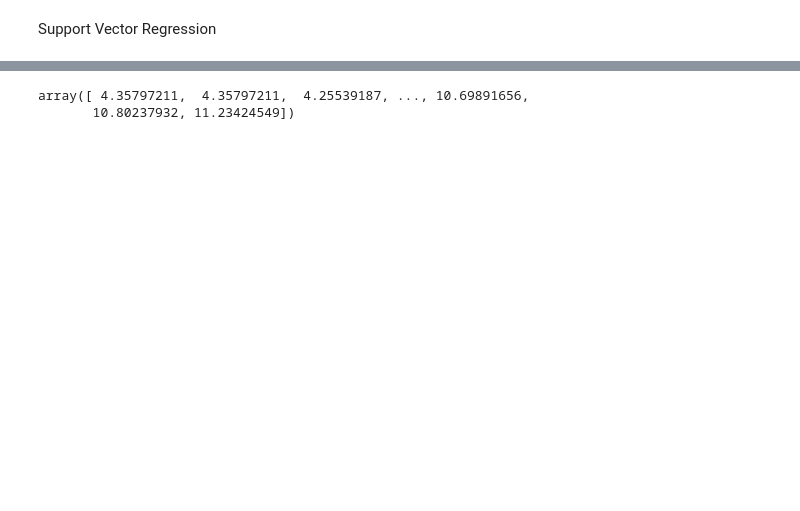
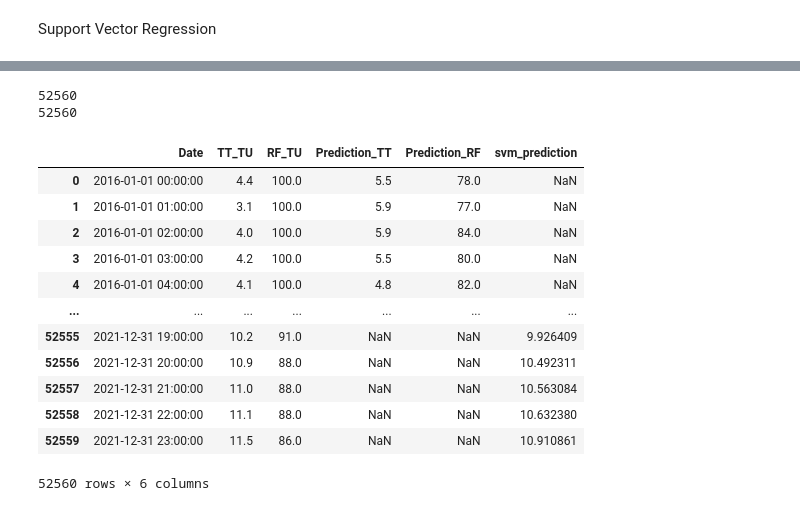
Before and after one commit to sxmxvz/DataExploration_NoData_Wettervorhersage, a Jupyter notebook: main.ipynb, the cells around one changed output, grey strips where cells are left out. Cells and saved outputs as stored; diff of their text form; code cells hidden in the pictures; blank space fills up the shorter version.

```diff
--- a/main.ipynb
+++ b/main.ipynb
@@ -182,5 +205,0 @@ Name: TT_TU, Length: 8760, dtype: float64
-# %%
-svm_prediction
-# %% [output]
-array([ 4.35797211,  4.35797211,  4.25539187, ..., 10.69891656,
-       10.80237932, 11.23424549])
@@ -188,0 +206,40 @@ array([ 4.35797211,  4.35797211,  4.25539187, ..., 10.69891656,
+# %%
+#add svm_prediction to dataframe 2 for plot
+
+#create a copy of df to df2
+df2 = pd.DataFrame(columns= ["Date"])
+df2['Date'] = df['Date']
+df2['TT_TU'] = df['TT_TU']
+df2['RF_TU'] = df['RF_TU']
+df2['Prediction_TT'] = df['Prediction_TT']
+df2['Prediction_RF'] = df['Prediction_RF']
+df2 = df2.reset_index(drop=True)
+df2['Date'] = pd.to_datetime(df2['Date'])
+
+#create array with nan values
+x= (len(df2)- prediction_hours)
+a = np.empty([x])
+a[:] = np.nan
+
+#add final prediction to nan array
+a = np.append(a,svm_prediction)
+
+#add final array to dataframe2 for plot
+df2.loc[:,'svm_prediction'] = pd.Series(a)
+df2
+# %% [output]
+52560
+52560
+|  | Date | TT_TU | RF_TU | Prediction_TT | Prediction_RF | svm_prediction |
+| 0 | 2016-01-01 00:00:00 | 4.4 | 100.0 | 5.5 | 78.0 | NaN |
+| 1 | 2016-01-01 01:00:00 | 3.1 | 100.0 | 5.9 | 77.0 | NaN |
+| 2 | 2016-01-01 02:00:00 | 4.0 | 100.0 | 5.9 | 84.0 | NaN |
+| 3 | 2016-01-01 03:00:00 | 4.2 | 100.0 | 5.5 | 80.0 | NaN |
+| 4 | 2016-01-01 04:00:00 | 4.1 | 100.0 | 4.8 | 82.0 | NaN |
+| ... | ... | ... | ... | ... | ... | ... |
+| 52555 | 2021-12-31 19:00:00 | 10.2 | 91.0 | NaN | NaN | 9.926409 |
+| 52556 | 2021-12-31 20:00:00 | 10.9 | 88.0 | NaN | NaN | 10.492311 |
+| 52557 | 2021-12-31 21:00:00 | 11.0 | 88.0 | NaN | NaN | 10.563084 |
+| 52558 | 2021-12-31 22:00:00 | 11.1 | 88.0 | NaN | NaN | 10.632380 |
+| 52559 | 2021-12-31 23:00:00 | 11.5 | 86.0 | NaN | NaN | 10.910861 |
+52560 rows × 6 columns
```
Also changed, not shown: parts of 15 cells of this notebook, 15 other files.
